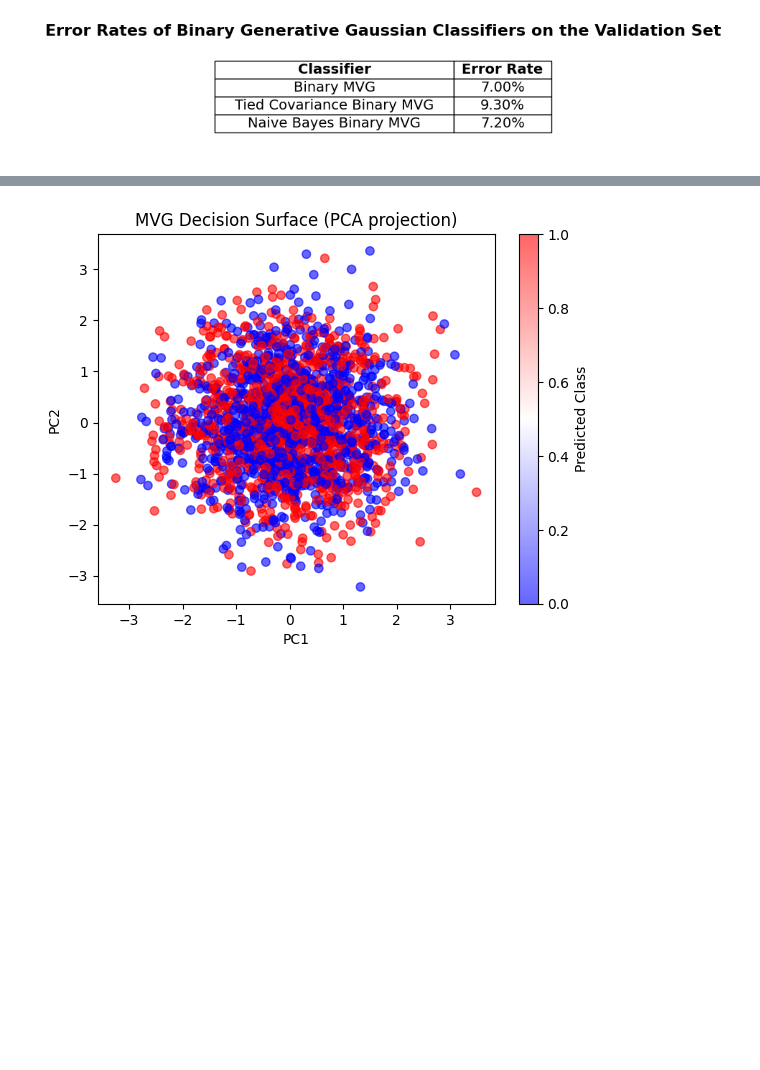
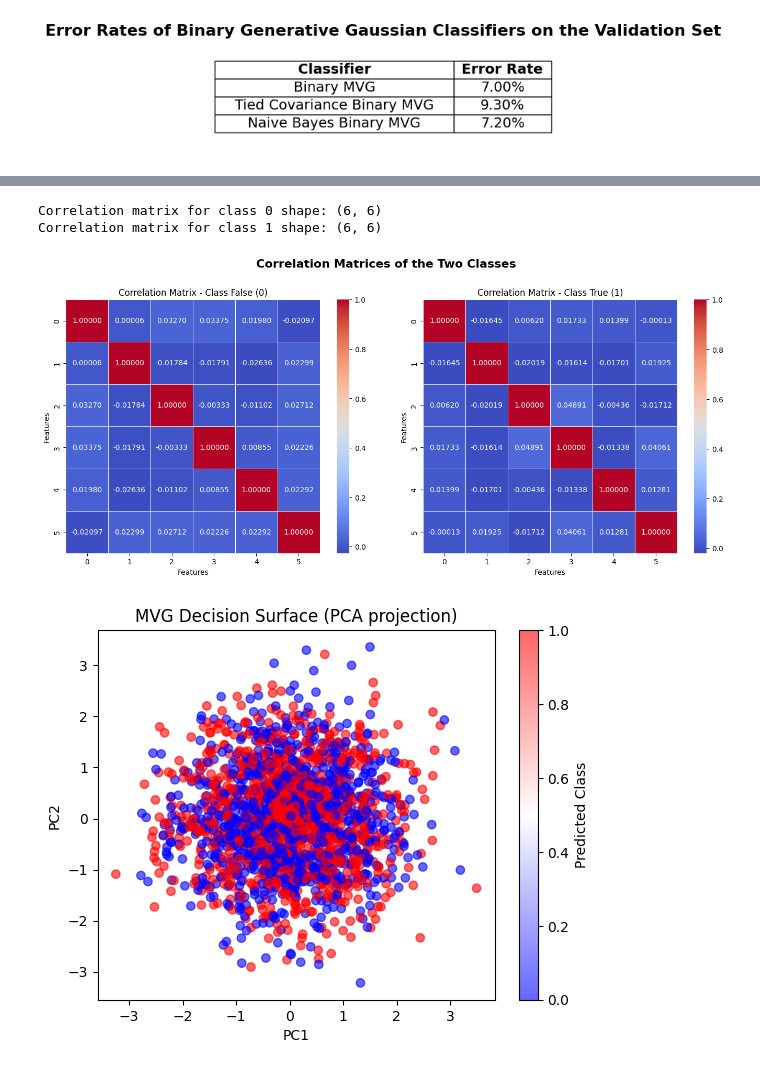
Before and after one commit to RiccardoRevalor/Fingerprint_Spoofing_Detection, a Jupyter notebook: gaussianClassifiers.ipynb, the cells around one changed output, grey strips where cells are left out. Saved outputs shown, nothing was run; the diff lists cells and outputs as text; code cells hidden in the pictures; blank space fills up the shorter version.

```diff
--- a/gaussianClassifiers.ipynb
+++ b/gaussianClassifiers.ipynb
@@ -589,3 +638,19 @@ plt.show()
+# %%
+from correlation import computeCorrelation
+
+#For each class compute the correlation matrix of the features having the Covariance matrix of the class
+
+corr0 = computeCorrelation(C_0)
+corr1 = computeCorrelation(C_1)
+print(f"Correlation matrix for class 0 shape: {corr0.shape}")
+print(f"Correlation matrix for class 1 shape: {corr1.shape}")
+# %% [output]
+Correlation matrix for class 0 shape: (6, 6)
+Correlation matrix for class 1 shape: (6, 6)
+# %%
+showBinaryProblemCovs(corr0, corr1, text="Correlation")
+# %% [output]
+[figure, added]
 # %%
 from sklearn.decomposition import PCA
 import matplotlib.pyplot as plt
```
Also changed, not shown: parts of 5 cells of this notebook, 1 other file.
